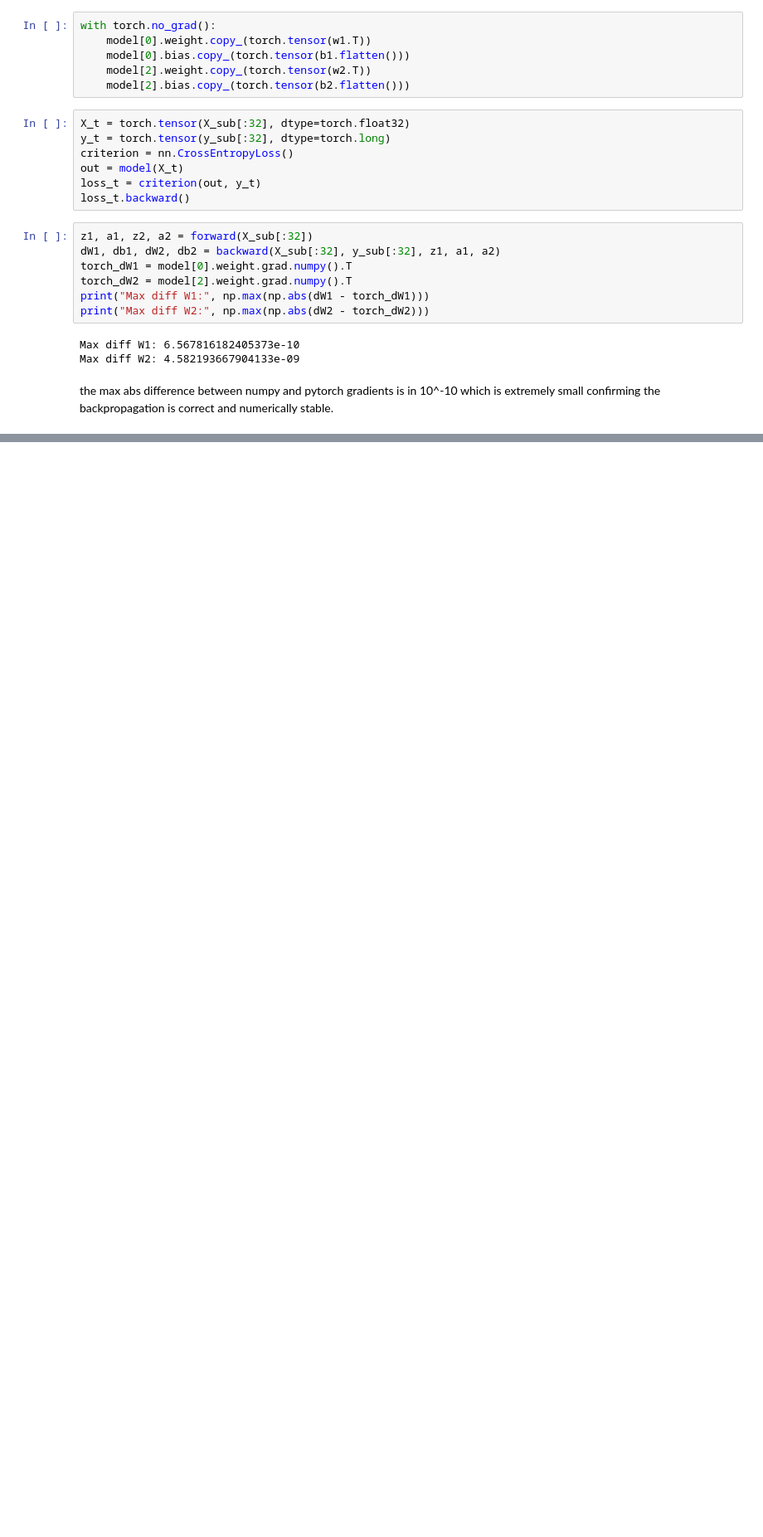
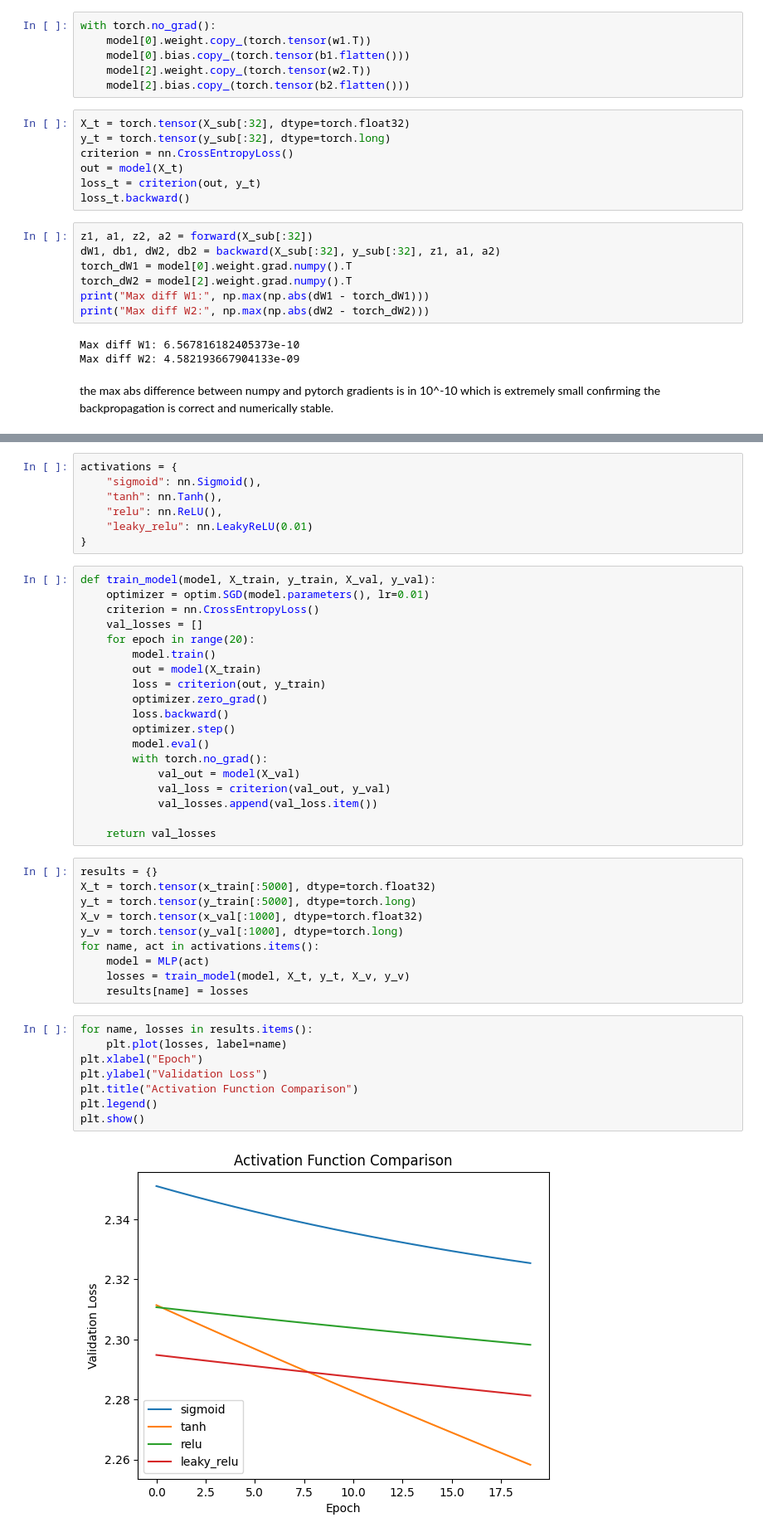
Before and after one commit to zonia7867/Deep-Learning-for-Perception-CS-4045, a Jupyter notebook: dlp-a1.ipynb, the cells around one changed output, grey strips where cells are left out. Shown at 83% size. Drawn from its saved outputs; the diff is of its cells as text; blank space fills up the shorter version.

Commit message:
baseline model-part2

```diff
--- a/dlp-a1.ipynb
+++ b/dlp-a1.ipynb
@@ -216,0 +237,46 @@ the max abs difference between numpy and pytorch gradients is in 10^-10 which is
+# %%
+activations = {
+    "sigmoid": nn.Sigmoid(),
+    "tanh": nn.Tanh(),
+    "relu": nn.ReLU(),
+    "leaky_relu": nn.LeakyReLU(0.01)
+}
+# %%
+def train_model(model, X_train, y_train, X_val, y_val):
+    optimizer = optim.SGD(model.parameters(), lr=0.01)
+    criterion = nn.CrossEntropyLoss()
+    val_losses = []
+    for epoch in range(20):
+        model.train()
+        out = model(X_train)
+        loss = criterion(out, y_train)
+        optimizer.zero_grad()
+        loss.backward()
+        optimizer.step()
+        model.eval()
+        with torch.no_grad():
+            val_out = model(X_val)
+            val_loss = criterion(val_out, y_val)
+            val_losses.append(val_loss.item())
+
+    return val_losses
+# %%
+results = {}
+X_t = torch.tensor(x_train[:5000], dtype=torch.float32)
+y_t = torch.tensor(y_train[:5000], dtype=torch.long)
+X_v = torch.tensor(x_val[:1000], dtype=torch.float32)
+y_v = torch.tensor(y_val[:1000], dtype=torch.long)
+for name, act in activations.items():
+    model = MLP(act)
+    losses = train_model(model, X_t, y_t, X_v, y_v)
+    results[name] = losses
+# %%
+for name, losses in results.items():
+    plt.plot(losses, label=name)
+plt.xlabel("Epoch")
+plt.ylabel("Validation Loss")
+plt.title("Activation Function Comparison")
+plt.legend()
+plt.show()
+# %% [output]
+[figure, added]
```
Also changed, not shown: parts of 8 cells of this notebook.
